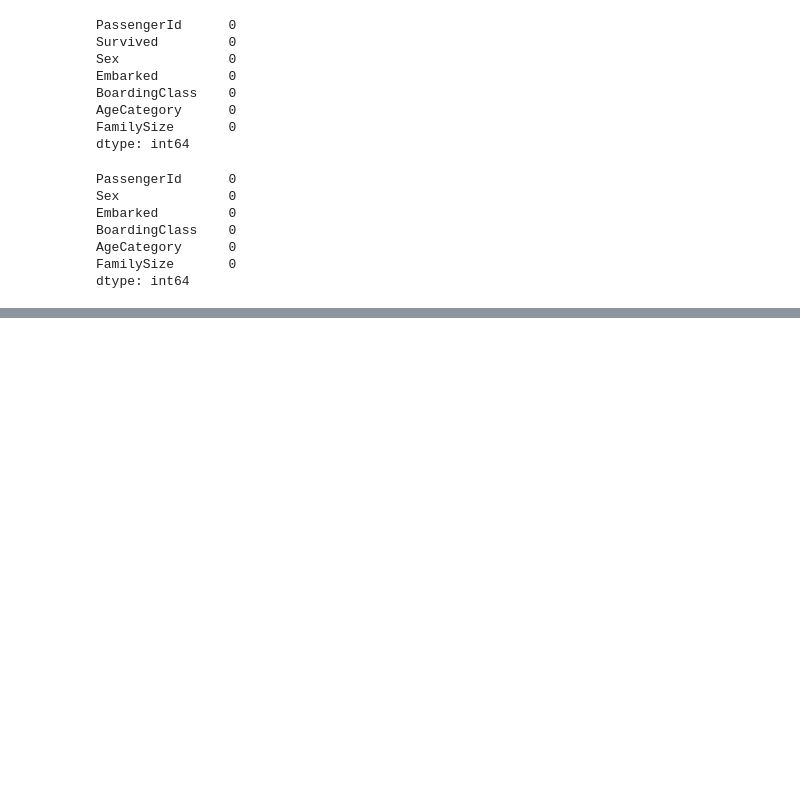
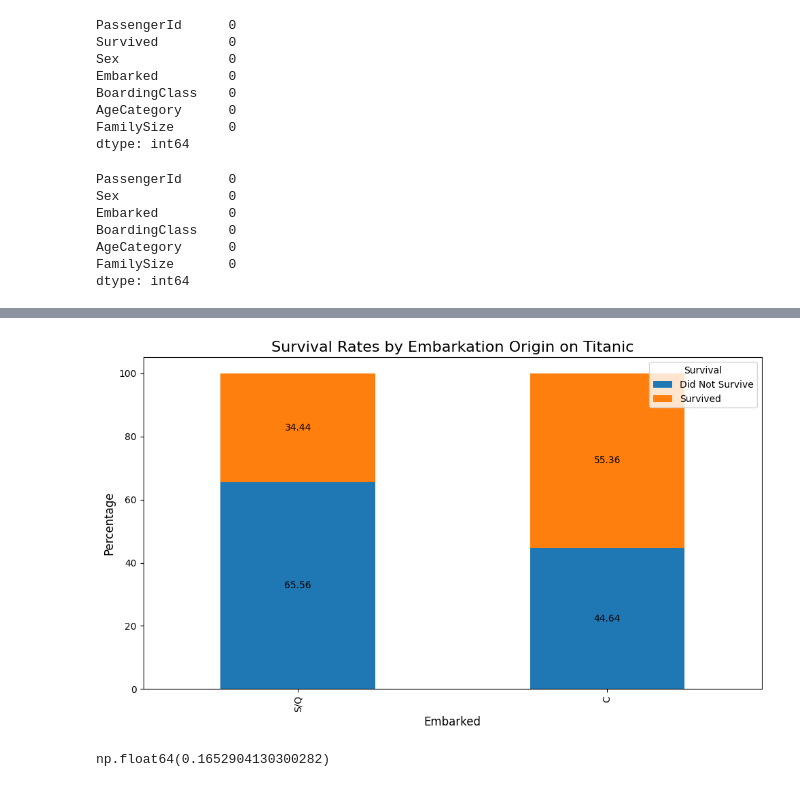
Before and after one commit to foliacouetey/titanic, a Jupyter notebook: PYTHON/scripts/main.ipynb, the cells around one changed output, grey strips where cells are left out. Saved outputs shown, nothing was run; the diff lists cells and outputs as text; code cells hidden in the pictures; blank space fills up the shorter version.

```diff
--- a/PYTHON/scripts/main.ipynb
+++ b/PYTHON/scripts/main.ipynb
@@ -422,0 +515,6 @@ dtype: int64
+# %%
+# Regroup "S" and "Q" as an unique modality "S/Q"
+df__engtrain["Embarked"] = df__engtrain["Embarked"].apply(lambda x: "S/Q" if x == "S" or x =="Q" else x)
+
+# Order "Embarked" modalities
+df__engtrain["Embarked"] = pd.Categorical(df__engtrain["Embarked"], categories=["S/Q", "C"], ordered=True)
@@ -422,0 +525,24 @@ dtype: int64
+# %%
+# Perform the new visualization of survival rate by embarkation point
+
+# Create a cross-tab between "Embarked" and "Survived"
+df__table = 100 * pd.crosstab(df__engtrain["Embarked"], df__engtrain["Survived"], normalize="index")
+
+# Create the stacked bar chart
+ax_object = df__table.plot(kind='bar', stacked=True, figsize=(10, 6))
+
+# Customize the chart
+plt.title('Survival Rates by Embarkation Origin on Titanic', fontsize=16)
+plt.xlabel('Embarked', fontsize=12)
+plt.ylabel('Percentage', fontsize=12)
+plt.legend(['Did Not Survive', 'Survived'], title='Survival', loc='upper right')
+
+# Add value labels on the bars, rounded to two decimal places
+for barcontainer_object in ax_object.containers:
+    ax_object.bar_label(barcontainer_object, label_type='center', fmt='%.2f')
+
+# Adjust layout and display
+plt.tight_layout()
+plt.show()
+# %% [output]
+[figure, added]
@@ -422,0 +552,7 @@ dtype: int64
+# %%
+# Recalculate Cramer's V for effect size : strength of the association between "Embarked" and "Survived"
+# (Check if its value has increased or isn't too low compared to before)
+df__table = pd.crosstab(df__engtrain["Embarked"], df__engtrain["Survived"])
+np.sqrt(chi2_contingency(df__table)[0] / (df__table.sum().sum() * (min(df__table.shape) - 1)))
+# %% [output]
+np.float64(0.1652904130300282)
```
Also changed, not shown: parts of 67 cells of this notebook.
